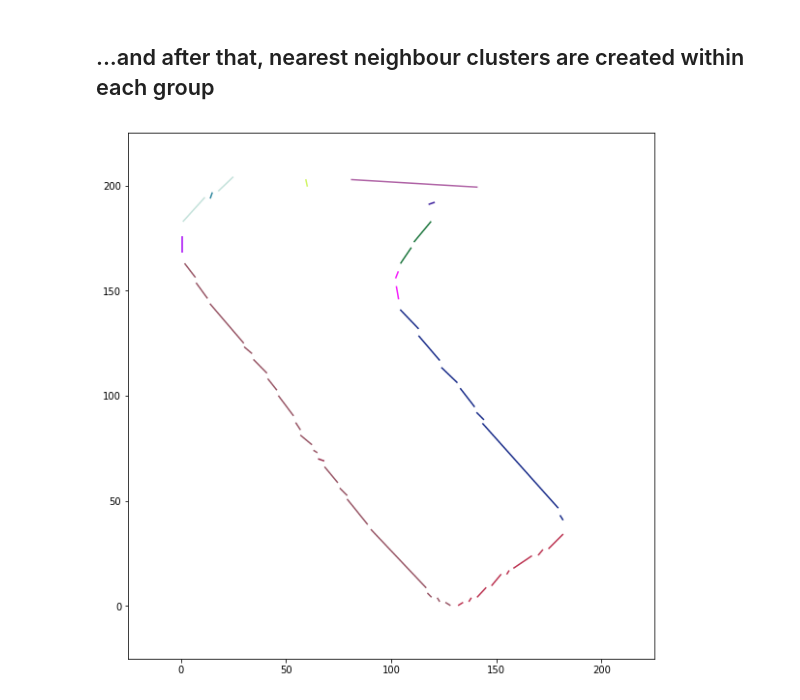
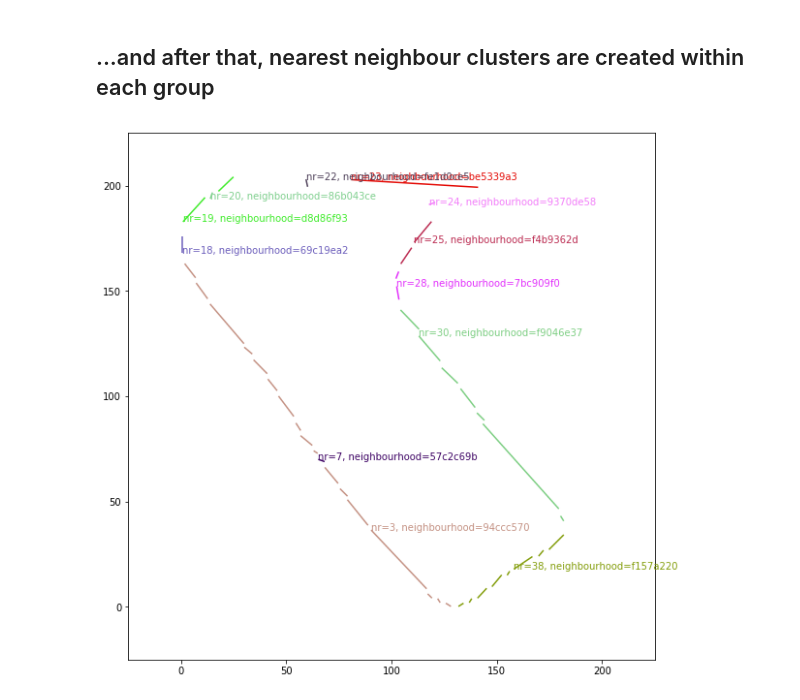
Before and after one commit to mnboos/osm-instance-segmentation, a Jupyter notebook: Regularization.ipynb, the cells around one changed output. Cells and saved outputs as stored; diff of their text form; code cells hidden in the pictures.

Commit message:
correct assignment to orientation based on neighbourhoods

```diff
--- a/Regularization.ipynb
+++ b/Regularization.ipynb
@@ -82,21 +82,24 @@ ax.autoscale()
 # %%
 from core.utils import group_neighbours
 
 import copy
 
 new_groups = copy.deepcopy(grouped_lines)
 group_neighbours(new_groups)
 
 fig, ax = plt.subplots(figsize=(10,10))
 ax.set(aspect='equal')
 for angle in new_groups:
     group = new_groups[angle]
     for ori in group:
         line_group = group[ori]
         for subgroup in line_group:
-            lc = mc.LineCollection(map(lambda l: l.coords, subgroup), colors=np.random.rand(3,))
+            color = np.random.rand(3,)
+            lc = mc.LineCollection(map(lambda l: l.coords, subgroup), colors=color)
             ax.add_collection(lc)
             ax.set_xlim(-25, 225)
             ax.set_ylim(-25, 225)
+            txt = "nr={}, neighbourhood={}".format(subgroup[0].nr, str(subgroup[0].neighbourhood)[:8])
+            text(subgroup[0].p1[0], subgroup[0].p1[1], txt, color=color)
 # %% [output]
-[figure, old version]
+[figure, new version]
```
Also changed, not shown: parts of 5 cells of this notebook, 2 other files.
